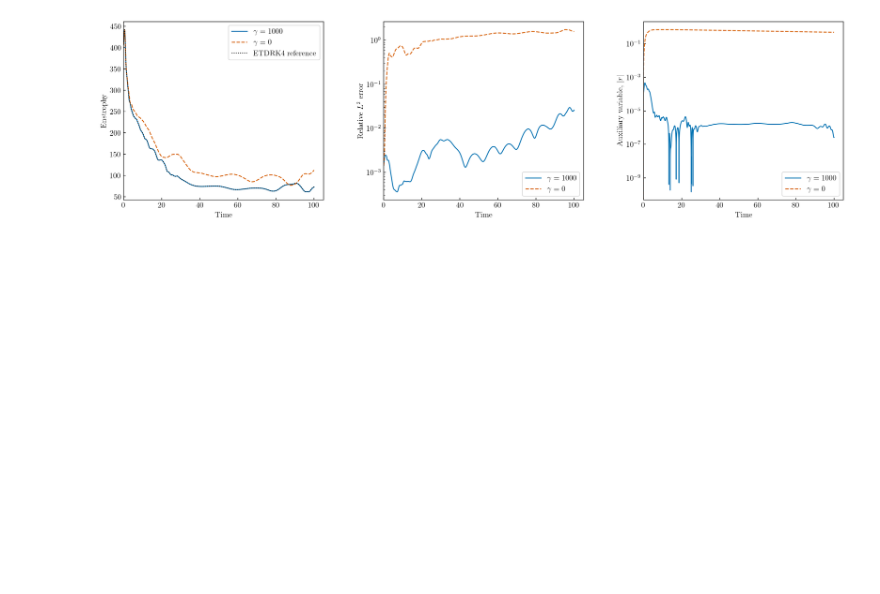
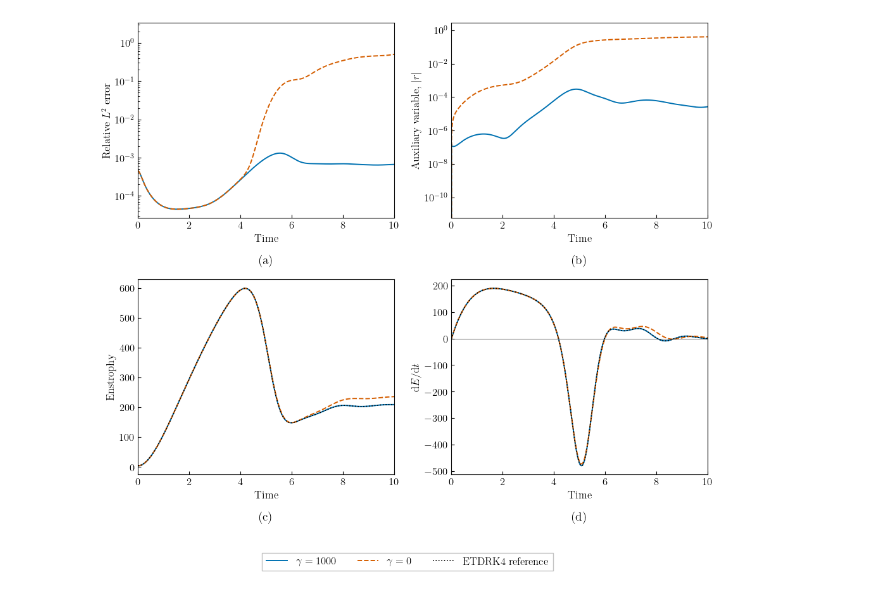
Before and after one commit to HaifengWang1031/ETD-mr-SAV-MS2, a Jupyter notebook: 02_Mean_Reverting_Test.ipynb, the cells around one changed output. Drawn from its saved outputs; the diff is of its cells as text; code cells hidden in the pictures; blank space fills up the shorter version.

```diff
--- a/02_Mean_Reverting_Test.ipynb
+++ b/02_Mean_Reverting_Test.ipynb
@@ -6,7 +6,7 @@ np.random.seed(1)
 from pathlib import Path
 import h5py
 
-diagnostics_path = Path("data/test_bursting_diagnostics.h5")
+diagnostics_path = Path("data/test_bursting_diagnostics_0.25.h5")
 
 if not diagnostics_path.exists():
     raise FileNotFoundError("Run `python run_test_diagnostics.py` first to generate diagnostics data.")
@@ -44,56 +44,93 @@ plt.rcParams.update({
     "text.usetex": True,
     "text.latex.preamble": r"\usepackage{amsmath}",
     "font.family": "Time New Roman",
     "font.size": 12,
     "xtick.direction": "in",
     "ytick.direction": "in",
 })
 
 # Publication-ready styling: vector-friendly fonts, compact journal width,
 # colorblind-safe colors, and redundant line/marker encodings.
 okabe_ito = {
     "blue": "#0072B2",
     "orange": "#D55E00",
     "green": "#009E73",
     "purple": "#CC79A7",
     "black": "#000000",
 }
 
-fig, axes = plt.subplots(1, 3, figsize=(20, 5), dpi=150)
-ax0, ax1, ax2 = axes
+fig, axes = plt.subplots(2, 2, figsize=(10, 9), dpi=100)
+ax0, ax1 = axes[0]
+ax2, ax3 = axes[1]
 
-# A: enstrophy evolution
-ax0.plot(t[1:], enstrophy_gamma[1:], color=okabe_ito["blue"], lw=1.4, label=r"$\gamma=1000$")
-ax0.plot(t[1:], enstrophy_gamma0[1:], color=okabe_ito["orange"], lw=1.4, ls="--", label=r"$\gamma=0$")
-ax0.plot(t[1:], enstrophy_ref[1:], color=okabe_ito["black"], lw=1.2, ls=":", label="ETDRK4 reference")
+# A: relative L2 error against ETDRK4
+ax0.semilogy(t[1:], rel_l2_gamma, color=okabe_ito["blue"], lw=1.4,
+             label=r"$\gamma=1000$")
+ax0.semilogy(t[1:], rel_l2_gamma0, color=okabe_ito["orange"], lw=1.4,
+             ls="--", label=r"$\gamma=0$")
 ax0.set_xlabel(r"Time")
-ax0.set_ylabel(r"Enstrophy")
-ax0.set_xlim(left=0)
-ax0.legend(loc="best")
+ax0.set_ylabel(r"Relative $L^2$ error")
+ax0.set_xlim(left=0, right=10)
+ax0.yaxis.set_major_locator(LogLocator(base=10))
 
-# B: relative L2 error against ETDRK4
-ax1.semilogy(t[1:], rel_l2_gamma, color=okabe_ito["blue"], lw=1.4,
-             label=r"$\gamma=1000$")
-ax1.semilogy(t[1:], rel_l2_gamma0, color=okabe_ito["orange"], lw=1.4,
-             ls="--", label=r"$\gamma=0$")
+# B: auxiliary-variable deviation
+ax1.semilogy(t[1:], q_dev_gamma[1:], color=okabe_ito["blue"], lw=1.4, label=r"$\gamma=1000$")
+ax1.semilogy(t[1:], q_dev_gamma0[1:], color=okabe_ito["orange"], lw=1.4, ls="--", label=r"$\gamma=0$")
 ax1.set_xlabel(r"Time")
-ax1.set_ylabel(r"Relative $L^2$ error")
-ax1.set_xlim(left=0)
+ax1.set_ylabel(r"Auxiliary variable, $|r|$")
 ax1.yaxis.set_major_locator(LogLocator(base=10))
-ax1.legend(loc="best")
+ax1.set_xlim(left=0, right=10)
 
-# C: auxiliary-variable deviation
-ax2.semilogy(t[1:], q_dev_gamma[1:], color=okabe_ito["blue"], lw=1.4, label=r"$\gamma=1000$")
-ax2.semilogy(t[1:], q_dev_gamma0[1:], color=okabe_ito["orange"], lw=1.4, ls="--", label=r"$\gamma=0$")
+# C: enstrophy evolution
+ax2.plot(t[1:], enstrophy_gamma[1:], color=okabe_ito["blue"], lw=1.4, label=r"$\gamma=1000$")
+ax2.plot(t[1:], enstrophy_gamma0[1:], color=okabe_ito["orange"], lw=1.4, ls="--", label=r"$\gamma=0$")
+ax2.plot(t[1:], enstrophy_ref[1:], color=okabe_ito["black"], lw=1.2, ls=":", label="ETDRK4 reference")
 ax2.set_xlabel(r"Time")
-ax2.set_ylabel(r"Auxiliary variable, $|r|$")
-ax2.yaxis.set_major_locator(LogLocator(base=10))
-ax2.set_xlim(left=0)
-ax2.legend(loc="best")
+ax2.set_ylabel(r"Enstrophy")
+ax2.set_xlim(left=0, right=10)
 
-plt.subplots_adjust(wspace=0.3)
+# D: enstrophy rate of change
+
+def enstrophy_rate(time, enstrophy):
+    time = np.asarray(time)
+    enstrophy = np.asarray(enstrophy)
+    return 0.5 * (time[1:] + time[:-1]), np.diff(enstrophy) / np.diff(time)
+
+
+t_rate_gamma, enstrophy_rate_gamma = enstrophy_rate(t, enstrophy_gamma)
+t_rate_gamma0, enstrophy_rate_gamma0 = enstrophy_rate(t, enstrophy_gamma0)
+t_rate_ref, enstrophy_rate_ref = enstrophy_rate(t, enstrophy_ref)
+
+ax3.plot(t_rate_gamma, enstrophy_rate_gamma, color=okabe_ito["blue"], lw=1.4,
+         label=r"$\gamma=1000$")
+ax3.plot(t_rate_gamma0, enstrophy_rate_gamma0, color=okabe_ito["orange"], lw=1.4,
+         ls="--", label=r"$\gamma=0$")
+ax3.plot(t_rate_ref, enstrophy_rate_ref, color=okabe_ito["black"], lw=1.2,
+         ls=":", label="ETDRK4 reference")
+ax3.axhline(0.0, color="0.3", lw=0.8, alpha=0.7)
+ax3.set_xlabel(r"Time")
+ax3.set_ylabel(r"$\mathrm{d}E/\mathrm{d}t$")
+ax3.set_xlim(left=0, right=10)
+
+for label, ax in zip(["(a)", "(b)", "(c)", "(d)"], [ax0, ax1, ax2, ax3]):
+    ax.text(0.5, -0.22, label, transform=ax.transAxes,
+            fontsize=14, fontweight="bold", ha="center", va="center")
+
+handles, labels = [], []
+for ax in [ax0, ax1, ax2, ax3]:
+    ax_handles, ax_labels = ax.get_legend_handles_labels()
+    for handle, label in zip(ax_handles, ax_labels):
+        if label not in labels:
+            handles.append(handle)
+            labels.append(label)
+
+fig.legend(handles, labels, loc="lower center", ncol=3,
+           bbox_to_anchor=(0.5, 0.01), framealpha=0.95,
+           edgecolor="0.75", fancybox=False)
+
+fig.tight_layout(rect=[0, 0.08, 1, 1])
 fig.savefig("./fig/mrSAV_comparison_publication.pdf")
 # fig.savefig("./fig/mrSAV_comparison_publication.png", dpi=600)
 plt.show()
 # %% [output]
-[figure, old version]
+[figure, new version]
```
Also changed, not shown: 5 other files.
